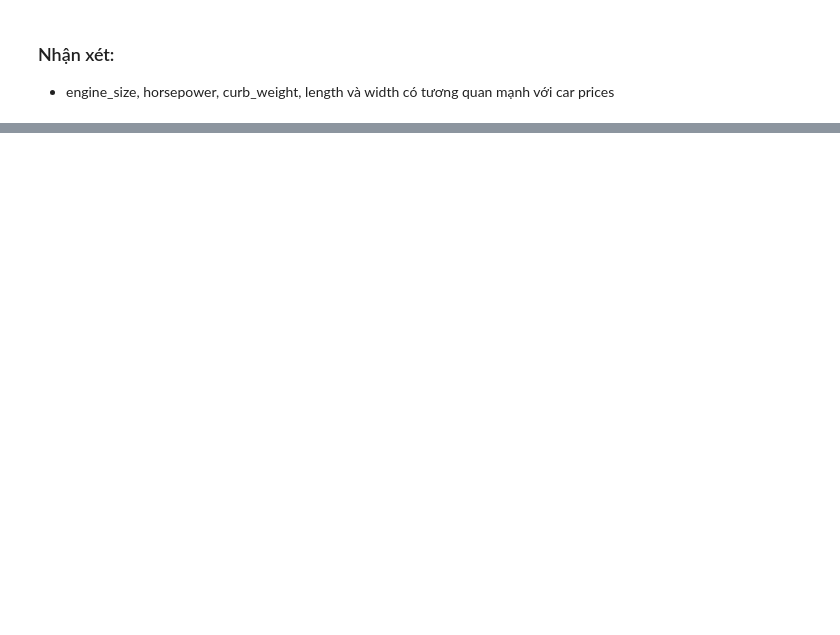
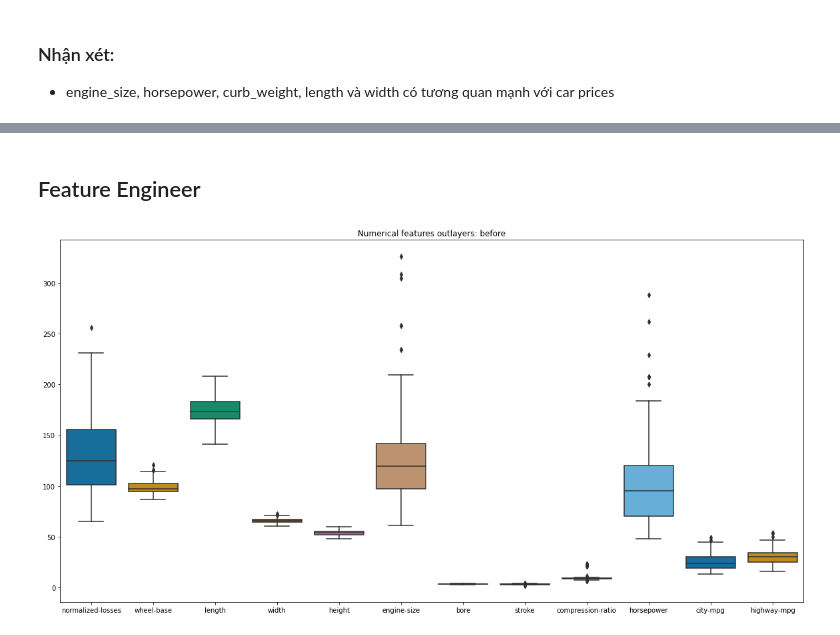
Before and after one commit to kieutridang/Data-Pre-processing-and-Analysis, a Jupyter notebook: final_assignment/LDS5_261_Project_1/FullName_project_Automobile.ipynb, the cells around one changed output, grey strips where cells are left out. Saved outputs shown, nothing was run; the diff lists cells and outputs as text; code cells hidden in the pictures; blank space fills up the shorter version.

```diff
--- a/final_assignment/LDS5_261_Project_1/FullName_project_Automobile.ipynb
+++ b/final_assignment/LDS5_261_Project_1/FullName_project_Automobile.ipynb
@@ -243,0 +277,14 @@ continuous_univariate_analyze(normalized_losses)
+# %% [markdown]
+## Feature Engineer
+# %%
+numeric_variables = ['normalized-losses','wheel-base','length'
+          ,'width','height','engine-size','bore'
+           ,'stroke','compression-ratio','horsepower'
+           ,'city-mpg','highway-mpg']
+
+plt.figure(figsize=(20,10))
+sns.boxplot(data=cars[numeric_variables],
+                 palette="colorblind")
+plt.title('Numerical features outlayers: before');
+# %% [output]
+[figure, added]
```
Also changed, not shown: parts of 28 cells of this notebook.
